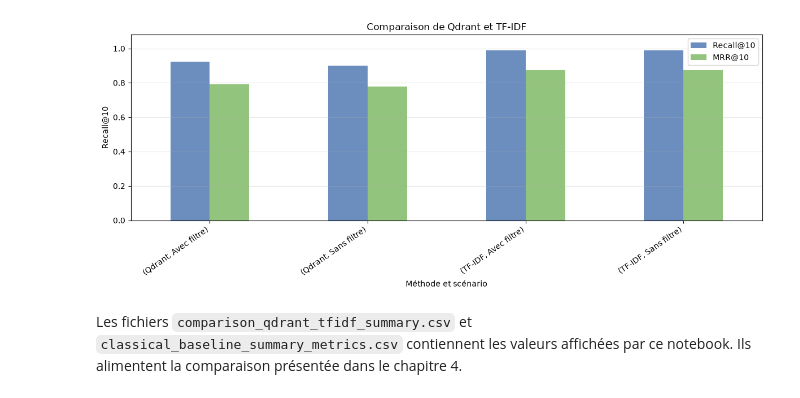
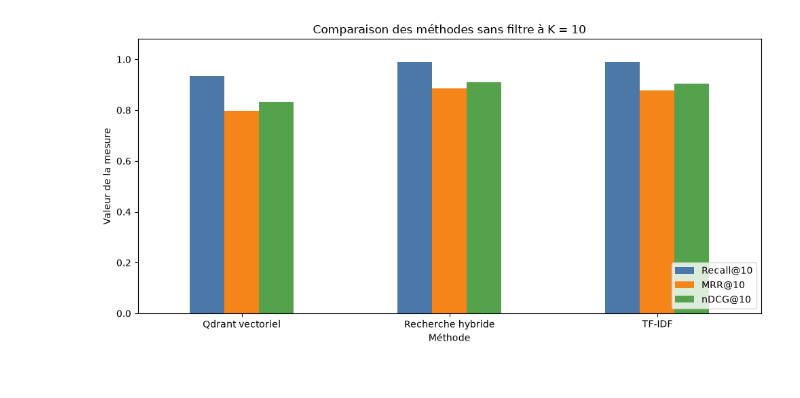
Before and after one commit to Kouraogo22/Projet_vectoriel-, a Jupyter notebook: notebooks/evaluation.ipynb, the cells around one changed output. Saved outputs shown, nothing was run; the diff lists cells and outputs as text; code cells hidden in the pictures.

```diff
--- a/notebooks/evaluation.ipynb
+++ b/notebooks/evaluation.ipynb
@@ -5,13 +5,15 @@ Cette expérimentation compare la recherche vectorielle Qdrant à une recherche
 # %%
 from pathlib import Path
 import sys
-import json
 import pandas as pd
 import matplotlib.pyplot as plt
 
-PROJECT_ROOT = Path.cwd().resolve().parent if Path.cwd().name == 'notebooks' else Path.cwd().resolve()
-sys.path.insert(0, str(PROJECT_ROOT))
-RESULTS_DIR = PROJECT_ROOT / 'evaluation' / 'results'
-RESULTS_DIR.mkdir(parents=True, exist_ok=True)
-print(f'Projet : {PROJECT_ROOT}')
+ROOT = Path.cwd()
+if not (ROOT / 'evaluation').exists():
+    ROOT = ROOT.parent
+sys.path.insert(0, str(ROOT))
+
+from evaluation.evaluate_balanced_collection import main
+
+main()
 # %% [output]
@@ -64,0 +38,5 @@ comparison
+# %%
+RESULTS = ROOT / 'evaluation' / 'results'
+summary = pd.read_csv(RESULTS / 'protocol_comparison_summary_metrics.csv')
+summary_at_10 = summary[['Méthode', 'Scénario', 'Precision@10', 'Recall@10', 'MRR@10', 'nDCG@10', 'Temps (ms)']].copy()
+display(summary_at_10.round(4))
@@ -65,14 +62,10 @@ comparison
 # %%
-quality = summary.set_index(['Méthode', 'Scénario'])[['Recall@10', 'MRR@10']]
-ax = quality.plot.bar(figsize=(12, 5), ylim=(0, 1.08), color=['#6c8ebf', '#93c47d'])
-ax.set_title('Comparaison de Qdrant et TF-IDF')
-ax.set_xlabel('Méthode et scénario')
-ax.set_ylabel('Recall@10')
-ax.grid(axis='y', alpha=0.3)
-plt.xticks(rotation=35, ha='right')
+plot_data = summary[summary['Scénario'] == 'Sans filtre'].set_index('Méthode')[['Recall@10', 'MRR@10', 'nDCG@10']]
+ax = plot_data.plot.bar(figsize=(10, 5), rot=0, ylim=(0, 1.08), color=['#4C78A8', '#F58518', '#54A24B'])
+ax.set_ylabel('Valeur de la mesure')
+ax.set_title('Comparaison des méthodes sans filtre à K = 10')
+ax.legend(loc='lower right')
 plt.tight_layout()
 plt.show()
 # %% [output]
-[figure, old version]
+[figure, new version]
-# %% [markdown]
-Les fichiers `comparison_qdrant_tfidf_summary.csv` et `classical_baseline_summary_metrics.csv` contiennent les valeurs affichées par ce notebook. Ils alimentent la comparaison présentée dans le chapitre 4.
```
Also changed, not shown: parts of 10 cells of this notebook, 4 other files.
